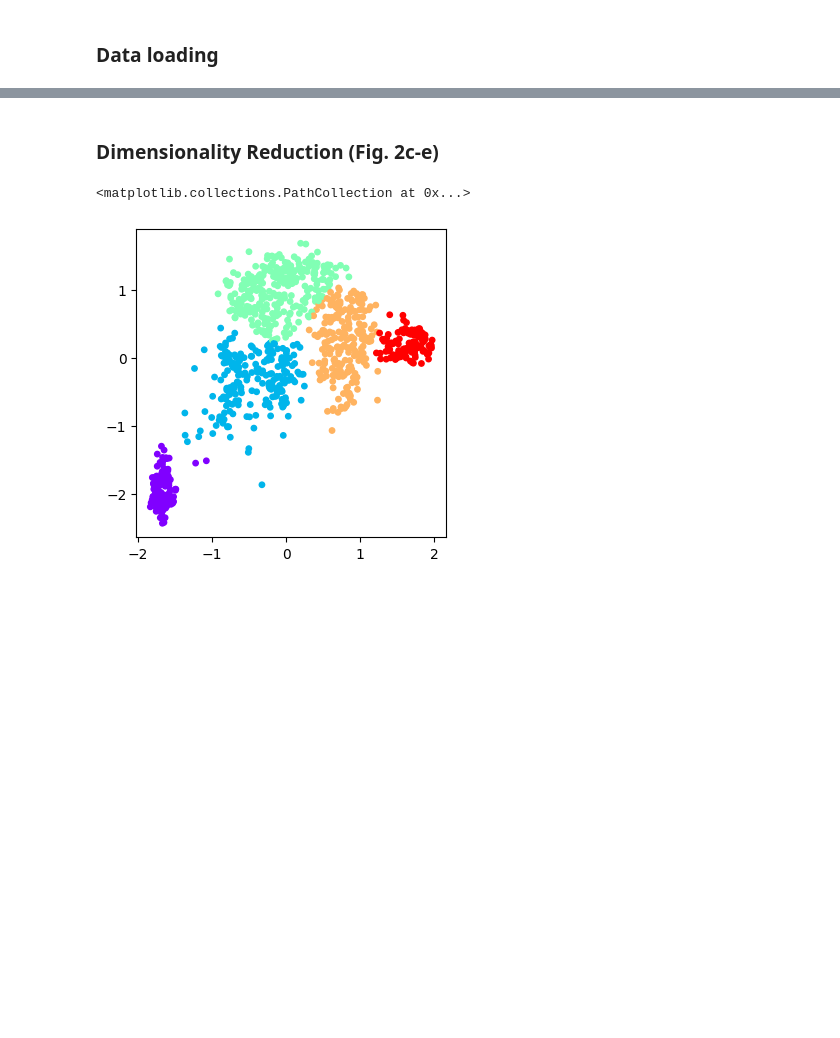
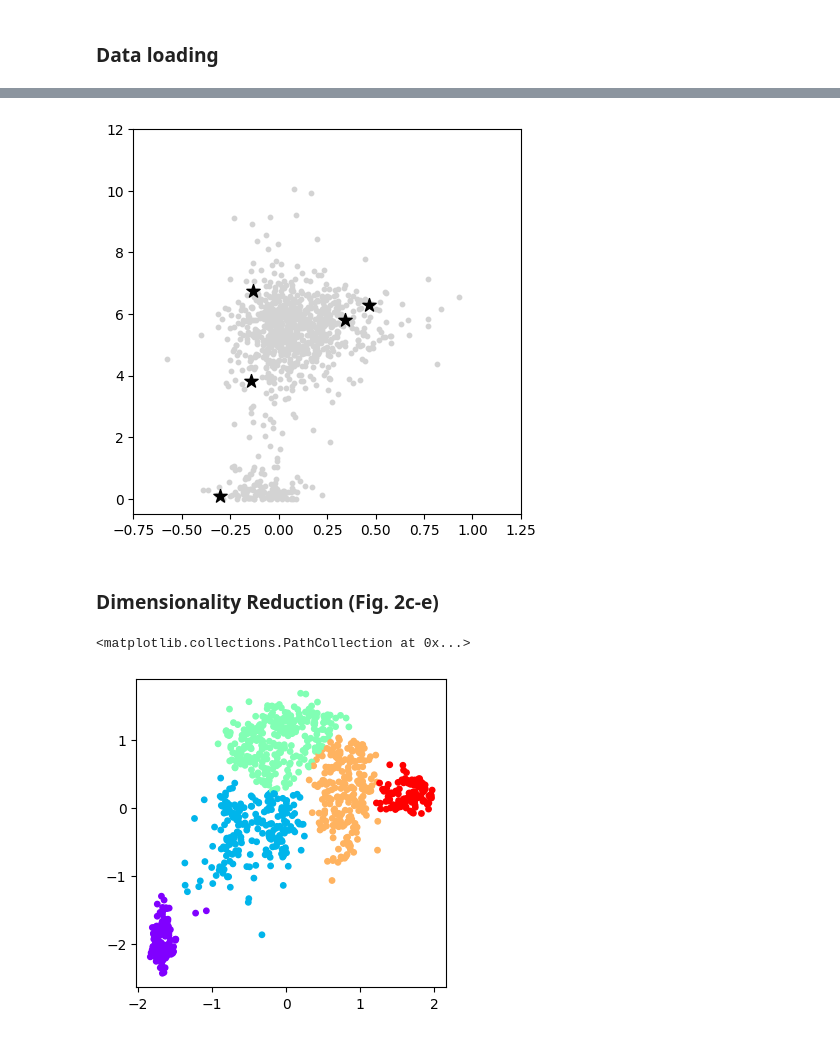
Before and after one commit to kkkkito/statemap, a Jupyter notebook: notebooks/Dimensionality_Reduction.ipynb, the cells around one changed output, grey strips where cells are left out. Saved outputs shown, nothing was run; the diff lists cells and outputs as text; code cells hidden in the pictures; blank space fills up the shorter version.

```diff
--- a/notebooks/Dimensionality_Reduction.ipynb
+++ b/notebooks/Dimensionality_Reduction.ipynb
@@ -11,6 +11,6 @@ expression.columns = [c.split()[0].upper()+'_Expression' for c in expression.col
 sample_info = pd.read_csv("../data/sample_info.csv", index_col=0)
 ch_ex = chronos.merge(expression, right_index=True, left_index=True).dropna()
 # %%
-id_to_name = {i:n for i, n in zip(sample_info.index, sample_info["CCLE_Name"])}
-name_to_id = {n:i for i, n in zip(sample_info.index, sample_info["CCLE_Name"])}
-name_to_lineage = {n:l for n, l in zip(sample_info["CCLE_Name"], sample_info["lineage"])}
+id_to_name = {i:n for i, n in zip(sample_info.index, sample_info["stripped_cell_line_name"])}
+name_to_id = {n:i for i, n in zip(sample_info.index, sample_info["stripped_cell_line_name"])}
+name_to_lineage = {n:l for n, l in zip(sample_info["stripped_cell_line_name"], sample_info["lineage"])}
@@ -16,0 +19,2 @@ name_to_lineage = {n:l for n, l in zip(sample_info["CCLE_Name"], sample_info["li
+# %%
+ch_ex.index = [id_to_name.get(n,n) for n in ch_ex.index]
@@ -17,3 +31,19 @@ name_to_lineage = {n:l for n, l in zip(sample_info["CCLE_Name"], sample_info["li
+# %%
+import matplotlib.pyplot as plt
+plt.figure(figsize=(5,5))
+x = 'TAOK1_Chronos'
+y = 'YAP1_Expression'
+cells = ['RPE1SS6','U2OS','MCF7','K562','PANC1']
+
+plt.scatter(ch_ex[x],ch_ex[y],s=10,c='lightgray')
+plt.scatter(ch_ex.loc[cells,x],ch_ex.loc[cells,y],s=100,c='black',marker='*')
+plt.xlim((-0.75,1.25))
+plt.ylim((-0.5,12))
+
+
+plt.savefig('../result/figure.svg',dpi=300)
+# %% [output]
+[figure, added]
 # %% [markdown]
 ### Dimensionality Reduction (Fig. 2c-e)
 # %%
```
Also changed, not shown: parts of 12 cells of this notebook, 2 other files.
